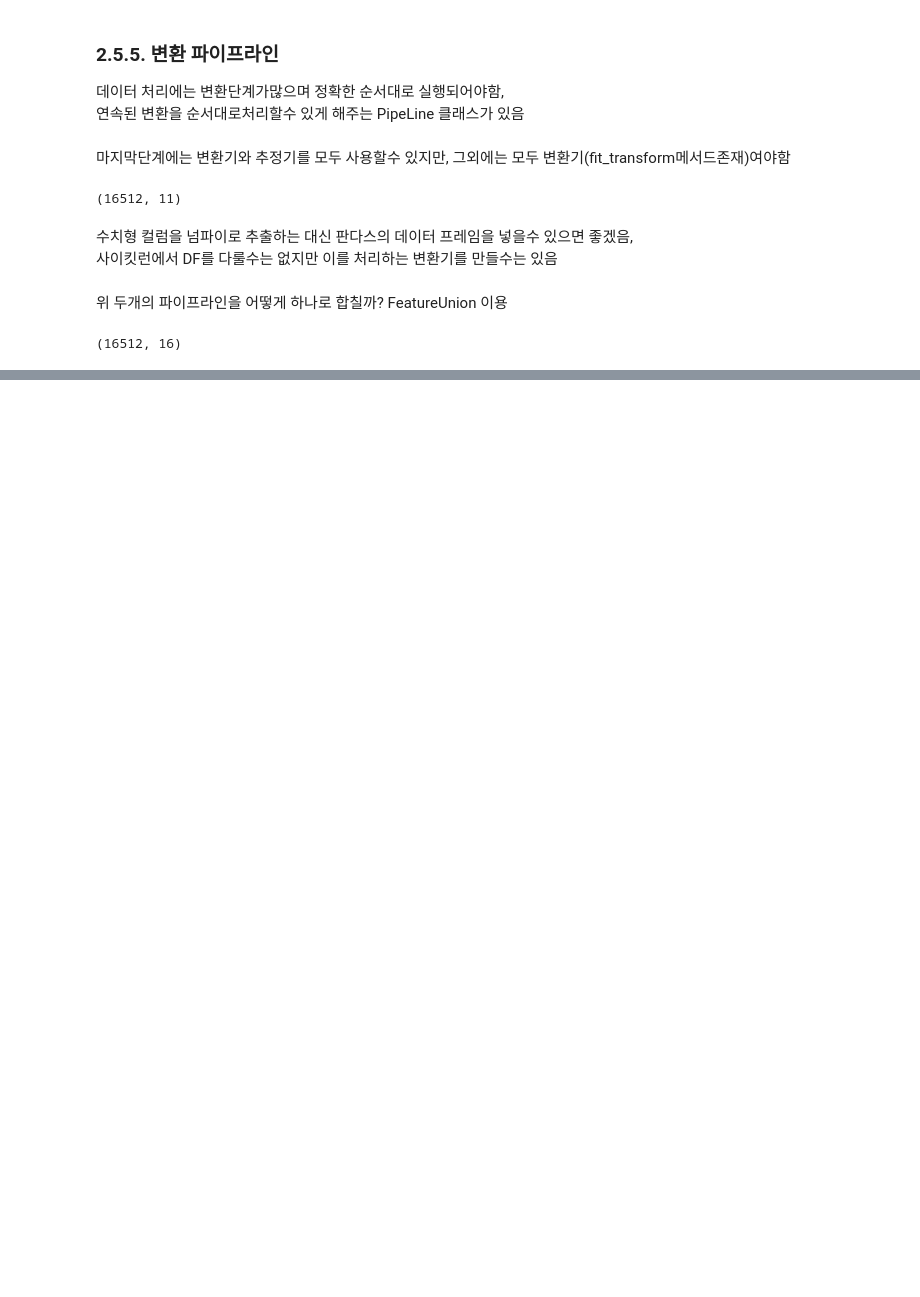
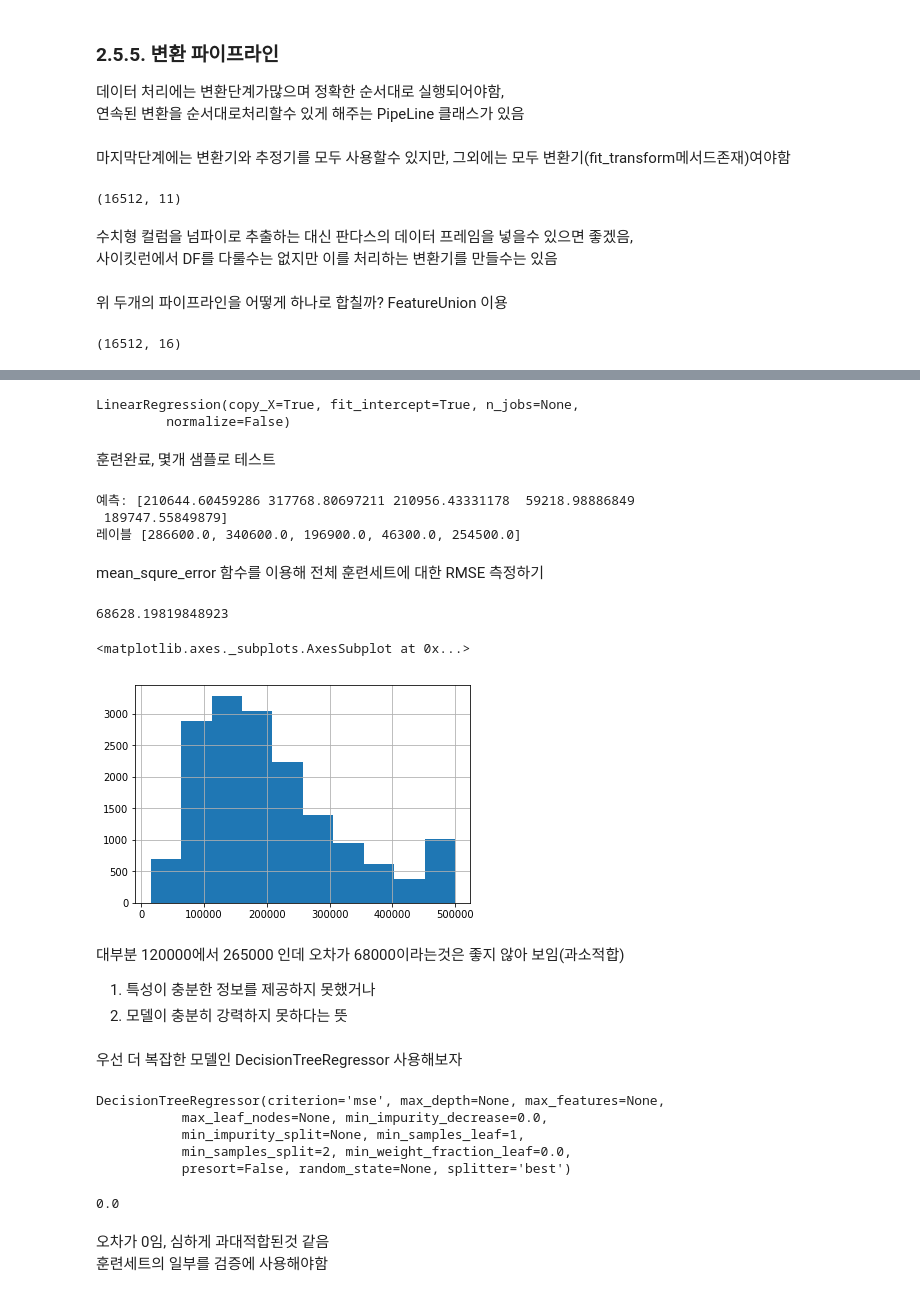
Before and after one commit to Suhwan-Ji/Study_ML, a Jupyter notebook: NoteBooks/Ch02.머신러닝 프로젝트 처음부터 끝까지.ipynb, the cells around one changed output, grey strips where cells are left out. Cells and saved outputs as stored; diff of their text form; code cells hidden in the pictures; blank space fills up the shorter version.

```diff
--- a/NoteBooks/Ch02.머신러닝 프로젝트 처음부터 끝까지.ipynb
+++ b/NoteBooks/Ch02.머신러닝 프로젝트 처음부터 끝까지.ipynb
@@ -746,0 +752,61 @@ housing_prepared.shape
+# %%
+from sklearn.linear_model import LinearRegression
+lin_reg = LinearRegression()
+lin_reg.fit(housing_prepared,housing_labels)
+# %% [output]
+LinearRegression(copy_X=True, fit_intercept=True, n_jobs=None,
+         normalize=False)
+# %% [markdown]
+훈련완료, 몇개 샘플로 테스트
+# %%
+some_data = housing.iloc[:5]
+some_labels = housing_labels.iloc[:5]
+some_data_prepared = full_pipeline.transform(some_data) #transform만 하는것에 유의
+print('예측:',lin_reg.predict(some_data_prepared))
+print('레이블',list(some_labels))
+# %% [output]
+예측: [210644.60459286 317768.80697211 210956.43331178  59218.98886849
+ 189747.55849879]
+레이블 [286600.0, 340600.0, 196900.0, 46300.0, 254500.0]
+# %% [markdown]
+mean_squre_error 함수를 이용해 전체 훈련세트에 대한 RMSE 측정하기
+# %%
+from sklearn.metrics import mean_squared_error
+housing_predictions = lin_reg.predict(housing_prepared)
+lin_mse = mean_squared_error(housing_labels, housing_predictions)
+lin_rmse = np.sqrt(lin_mse)
+lin_rmse
+# %% [output]
+68628.19819848923
+# %%
+housing_labels.hist()
+# %% [output]
+<matplotlib.axes._subplots.AxesSubplot at 0x...>
+[figure, added]
+# %% [markdown]
+대부분 120000에서 265000 인데 오차가 68000이라는것은 좋지 않아 보임(과소적합)
+1. 특성이 충분한 정보를 제공하지 못했거나
+2. 모델이 충분히 강력하지 못하다는 뜻
+# %% [markdown]
+우선 더 복잡한 모델인 DecisionTreeRegressor 사용해보자
+# %%
+from sklearn.tree import DecisionTreeRegressor
+
+tree_reg = DecisionTreeRegressor()
+tree_reg.fit(housing_prepared, housing_labels)
+# %% [output]
+DecisionTreeRegressor(criterion='mse', max_depth=None, max_features=None,
+           max_leaf_nodes=None, min_impurity_decrease=0.0,
+           min_impurity_split=None, min_samples_leaf=1,
+           min_samples_split=2, min_weight_fraction_leaf=0.0,
+           presort=False, random_state=None, splitter='best')
+# %%
+housing_predictions = tree_reg.predict(housing_prepared)
+tree_mse = mean_squared_error(housing_labels, housing_predictions)
+tree_rmse = np.sqrt(tree_mse)
+tree_rmse
+# %% [output]
+0.0
+# %% [markdown]
+오차가 0임, 심하게 과대적합된것 같음
+훈련세트의 일부를 검증에 사용해야함
```
Also changed, not shown: parts of 13 cells of this notebook.
